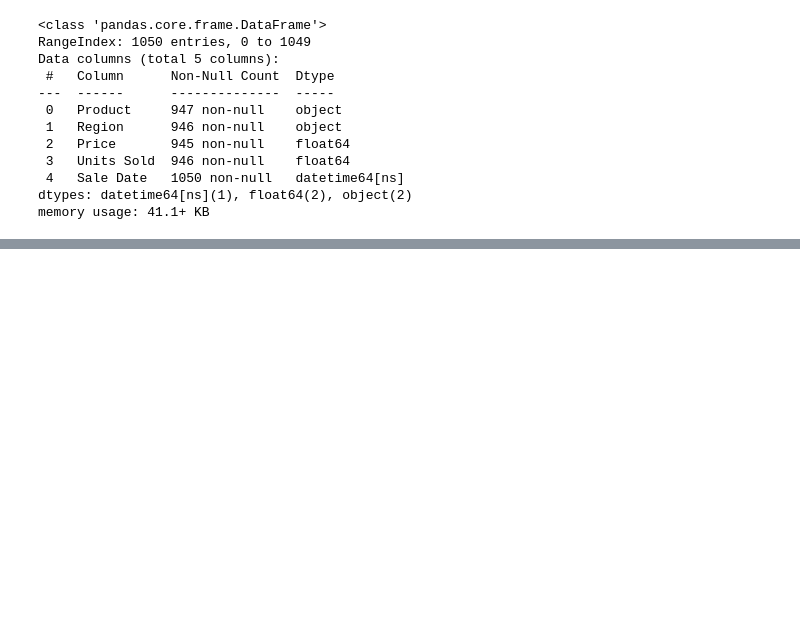
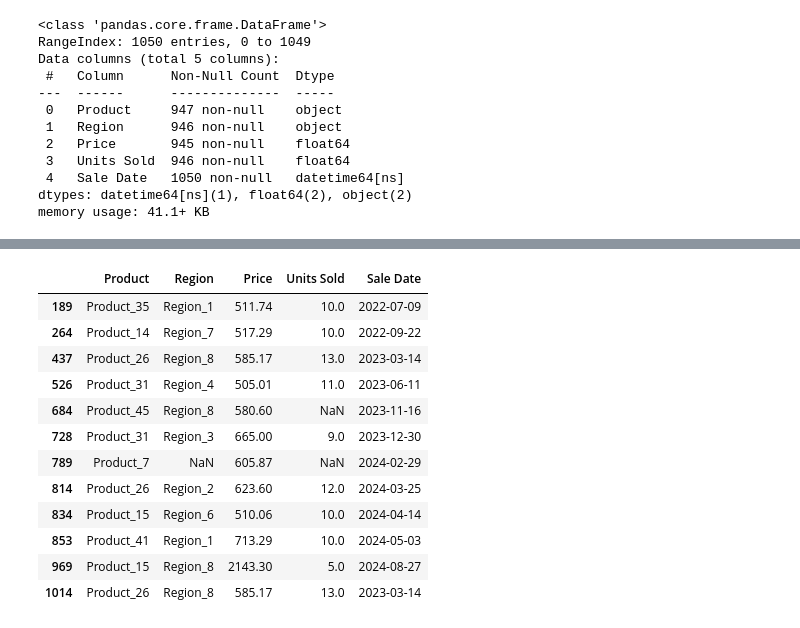
Before and after one commit to CodyDong/schulich_data_science, a Jupyter notebook: assignment1.ipynb, the cells around one changed output, grey strips where cells are left out. Cells and saved outputs as stored; diff of their text form; code cells hidden in the pictures; blank space fills up the shorter version.

```diff
--- a/assignment1.ipynb
+++ b/assignment1.ipynb
@@ -75,0 +95,16 @@ memory usage: 41.1+ KB
+# %%
+df[df['Price']>500]
+# %% [output]
+|  | Product | Region | Price | Units Sold | Sale Date |
+| 189 | Product_35 | Region_1 | 511.74 | 10.0 | 2022-07-09 |
+| 264 | Product_14 | Region_7 | 517.29 | 10.0 | 2022-09-22 |
+| 437 | Product_26 | Region_8 | 585.17 | 13.0 | 2023-03-14 |
+| 526 | Product_31 | Region_4 | 505.01 | 11.0 | 2023-06-11 |
+| 684 | Product_45 | Region_8 | 580.60 | NaN | 2023-11-16 |
+| 728 | Product_31 | Region_3 | 665.00 | 9.0 | 2023-12-30 |
+| 789 | Product_7 | NaN | 605.87 | NaN | 2024-02-29 |
+| 814 | Product_26 | Region_2 | 623.60 | 12.0 | 2024-03-25 |
+| 834 | Product_15 | Region_6 | 510.06 | 10.0 | 2024-04-14 |
+| 853 | Product_41 | Region_1 | 713.29 | 10.0 | 2024-05-03 |
+| 969 | Product_15 | Region_8 | 2143.30 | 5.0 | 2024-08-27 |
+| 1014 | Product_26 | Region_8 | 585.17 | 13.0 | 2023-03-14 |
```
Also changed, not shown: parts of 5 cells of this notebook.
